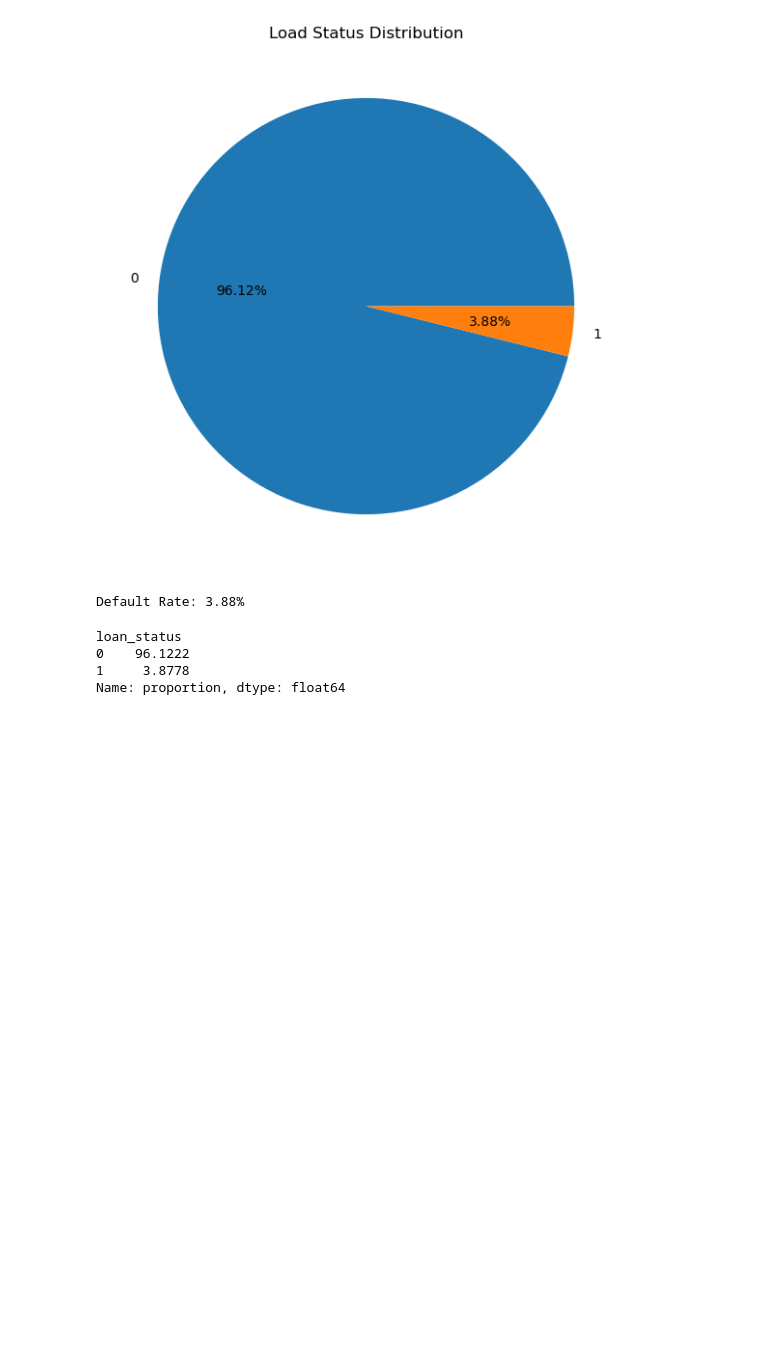
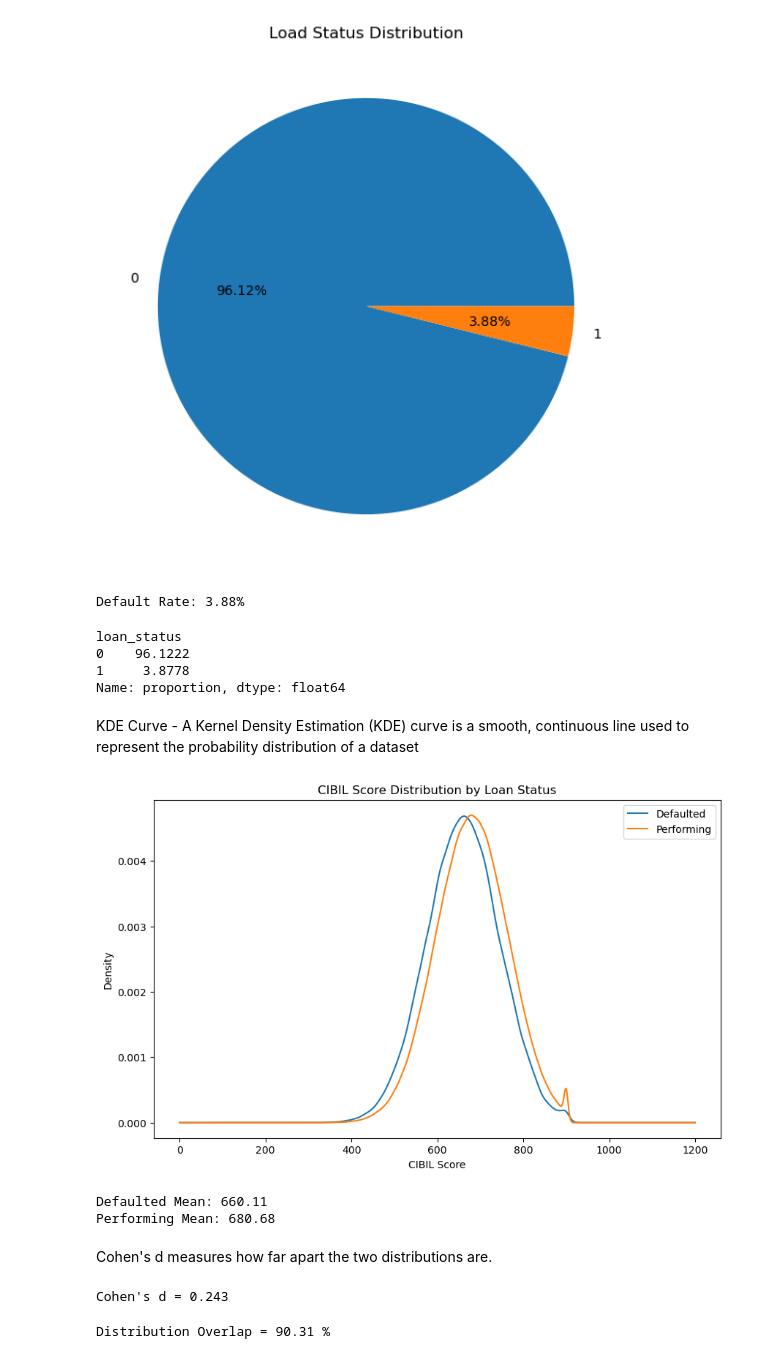
Before and after one commit to narendrajethi220/Credit-Risk-Analytics-NPA-Prediction, a Jupyter notebook: notebook/03_eda.ipynb, the cells around one changed output. Saved outputs shown, nothing was run; the diff lists cells and outputs as text; code cells hidden in the pictures; blank space fills up the shorter version.

Commit message:
KDE interpretation along with cohen's d effect size , and overlap

```diff
--- a/notebook/03_eda.ipynb
+++ b/notebook/03_eda.ipynb
@@ -51,3 +51,62 @@ loan_status
 0    96.1222
 1     3.8778
 Name: proportion, dtype: float64
+# %% [markdown]
+KDE Curve - A Kernel Density Estimation (KDE) curve is a smooth, continuous line used to represent the probability distribution of a dataset
+# %%
+# loan_status=1 -> Defaulted
+# loan_status=0 -> Performing
+defaulted=df.loc[df['loan_status']==1,'cibil_score']
+performing=df.loc[df['loan_status']==0,'cibil_score']
+# %%
+plt.figure(figsize=(10,6))
+defaulted.plot.kde(label='Defaulted')
+performing.plot.kde(label='Performing')
+
+plt.xlabel('CIBIL Score')
+plt.ylabel('Density')
+plt.title('CIBIL Score Distribution by Loan Status')
+plt.legend()
+plt.show()
+# %% [output]
+[figure, added]
+# %%
+mean_default = defaulted.mean()
+mean_performing = performing.mean()
+
+print("Defaulted Mean:", round(mean_default,2))
+print("Performing Mean:", round(mean_performing,2))
+# %% [output]
+Defaulted Mean: 660.11
+Performing Mean: 680.68
+# %% [markdown]
+Cohen's d measures how far apart the two distributions are.
+# %%
+
+n1 = len(defaulted)
+n2 = len(performing)
+
+s1 = defaulted.std()
+s2 = performing.std()
+
+pooled_std = np.sqrt(
+    ((n1-1)*s1**2 + (n2-1)*s2**2)
+    /
+    (n1+n2-2)
+)
+
+cohens_d = (
+    mean_performing - mean_default
+) / pooled_std
+
+print("Cohen's d =", round(cohens_d,3))
+# %% [output]
+Cohen's d = 0.243
+# %%
+from scipy.stats import norm
+
+overlap = 2 * norm.cdf(-abs(cohens_d)/2)
+
+print("Distribution Overlap =", round(overlap*100,2), "%")
+# %% [output]
+Distribution Overlap = 90.31 %
```
Also changed, not shown: parts of 2 cells of this notebook, 2 other files.
